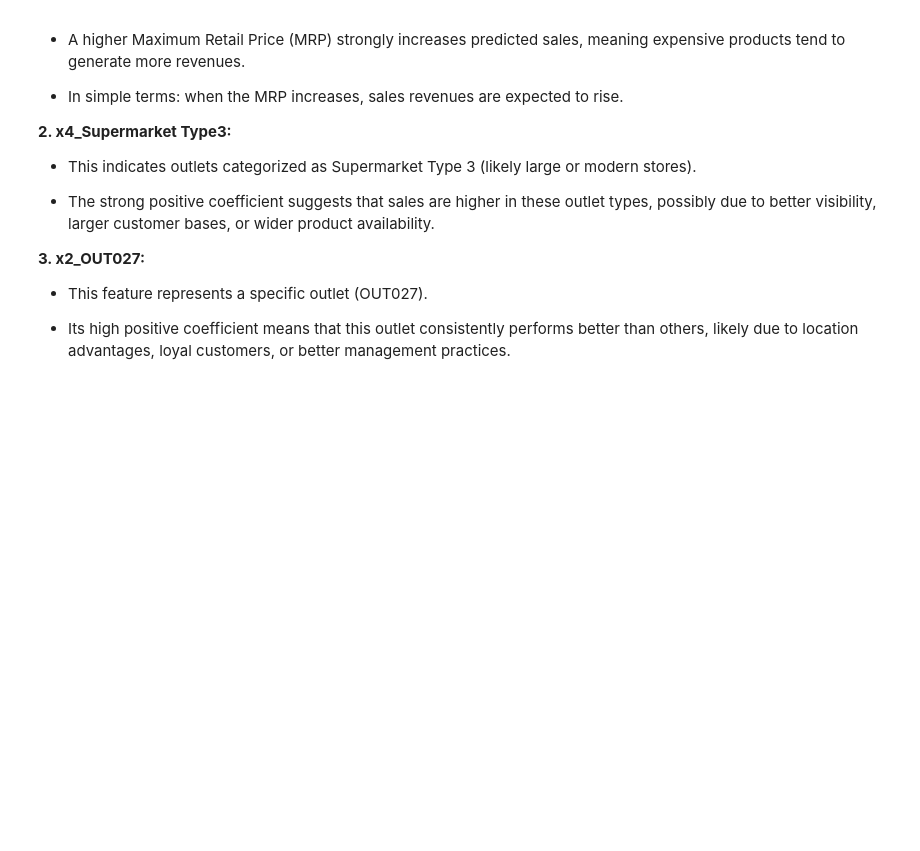
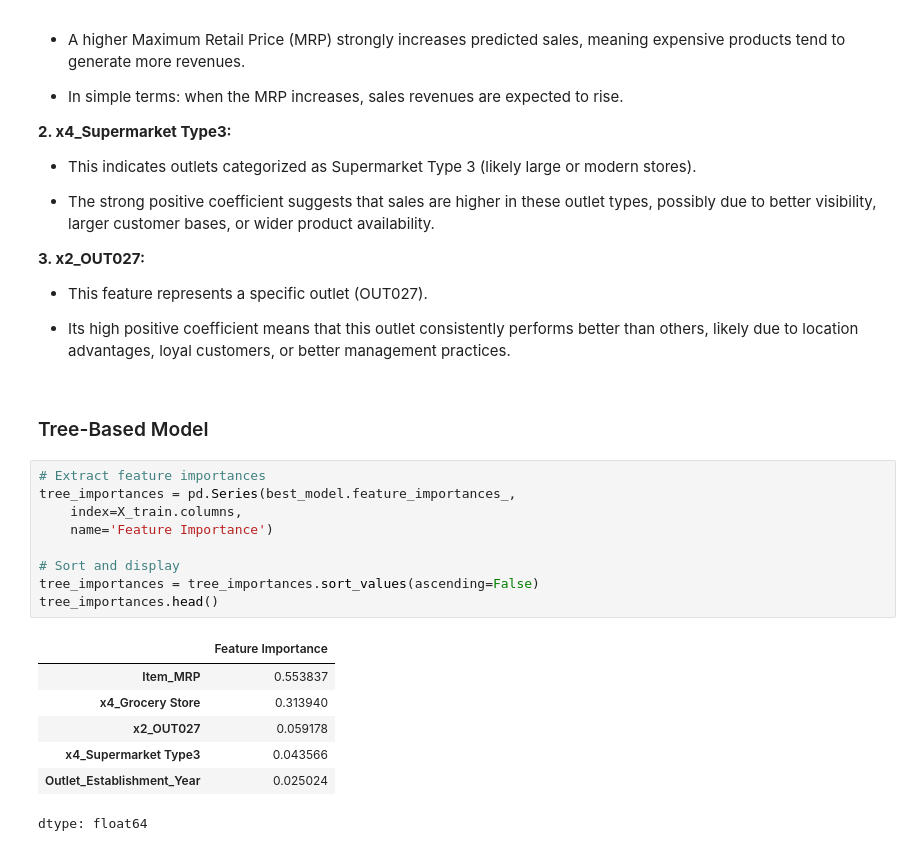
Before and after one commit to NasserKishek/Prediction-of-Product-Sales-, a Jupyter notebook: Prediction_of_product_sales.ipynb, the cells around one changed output. Drawn from its saved outputs; the diff is of its cells as text; blank space fills up the shorter version.

```diff
--- a/Prediction_of_product_sales.ipynb
+++ b/Prediction_of_product_sales.ipynb
@@ -1598,3 +1598,22 @@ Top 3 most impactful features:
 - This feature represents a specific outlet (OUT027).
 
 - Its high positive coefficient means that this outlet consistently performs better than others, likely due to location advantages, loyal customers, or better management practices.
+# %% [markdown]
+### Tree-Based Model
+# %%
+# Extract feature importances
+tree_importances = pd.Series(best_model.feature_importances_,
+    index=X_train.columns,
+    name='Feature Importance')
+
+# Sort and display
+tree_importances = tree_importances.sort_values(ascending=False)
+tree_importances.head()
+# %% [output]
+|  | Feature Importance |
+| Item_MRP | 0.553837 |
+| x4_Grocery Store | 0.313940 |
+| x2_OUT027 | 0.059178 |
+| x4_Supermarket Type3 | 0.043566 |
+| Outlet_Establishment_Year | 0.025024 |
+dtype: float64
```
Also changed, not shown: parts of 8 cells of this notebook.
